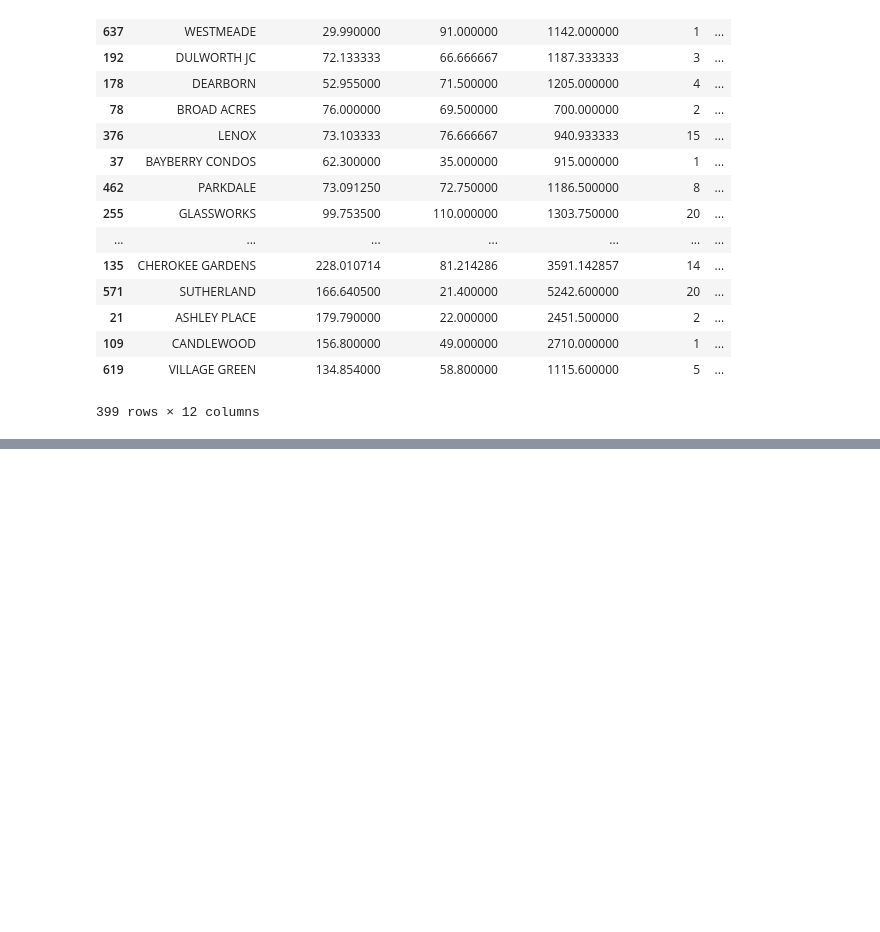
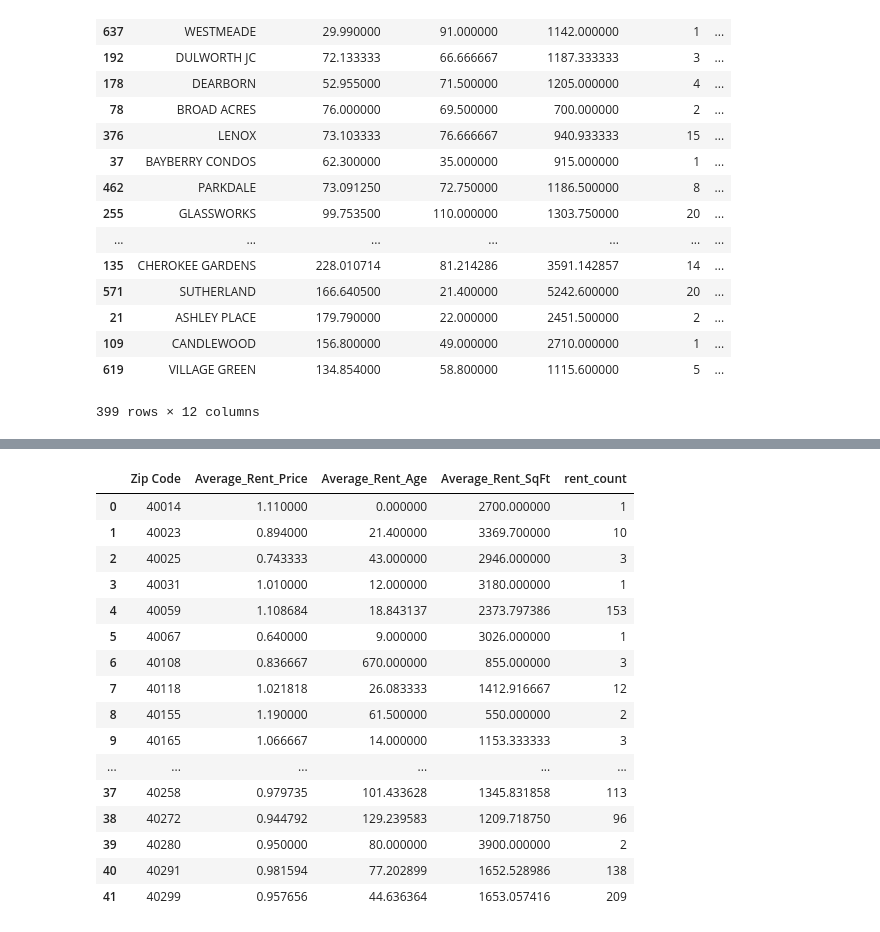
Before and after one commit to Or78Ka/python_project_2021_Orsi_K, a Jupyter notebook: Final python project Orsi K.ipynb, the cells around one changed output, grey strips where cells are left out. Cells and saved outputs as stored; diff of their text form; code cells hidden in the pictures; blank space fills up the shorter version.

```diff
--- a/Final python project Orsi K.ipynb
+++ b/Final python project Orsi K.ipynb
@@ -219,0 +272,33 @@ sorted_subdivision_df
+# %%
+# same groupped, calculated file for the Rental data based on zip code
+
+groupped_zip_rental_df = df2.groupby('Zip Code')['List Price/SqFt', 'Age', 'SqFt -Total Finished'].mean().rename(columns={
+    "List Price/SqFt": "Average_Rent_Price",
+    "Age": "Average_Rent_Age",
+    "SqFt -Total Finished": "Average_Rent_SqFt"
+})
+
+
+rent_count = df2.groupby('Zip Code')['List Price/SqFt', 'Age', 'SqFt -Total Finished'].size().reset_index(name='rent_count')
+
+groupped_zip_rental_df = pd.merge(groupped_zip_rental_df, rent_count, on="Zip Code")
+
+groupped_zip_rental_df
+# %% [output]
+|  | Zip Code | Average_Rent_Price | Average_Rent_Age | Average_Rent_SqFt | rent_count |
+| 0 | 40014 | 1.110000 | 0.000000 | 2700.000000 | 1 |
+| 1 | 40023 | 0.894000 | 21.400000 | 3369.700000 | 10 |
+| 2 | 40025 | 0.743333 | 43.000000 | 2946.000000 | 3 |
+| 3 | 40031 | 1.010000 | 12.000000 | 3180.000000 | 1 |
+| 4 | 40059 | 1.108684 | 18.843137 | 2373.797386 | 153 |
+| 5 | 40067 | 0.640000 | 9.000000 | 3026.000000 | 1 |
+| 6 | 40108 | 0.836667 | 670.000000 | 855.000000 | 3 |
+| 7 | 40118 | 1.021818 | 26.083333 | 1412.916667 | 12 |
+| 8 | 40155 | 1.190000 | 61.500000 | 550.000000 | 2 |
+| 9 | 40165 | 1.066667 | 14.000000 | 1153.333333 | 3 |
+| ... | ... | ... | ... | ... | ... |
+| 37 | 40258 | 0.979735 | 101.433628 | 1345.831858 | 113 |
+| 38 | 40272 | 0.944792 | 129.239583 | 1209.718750 | 96 |
+| 39 | 40280 | 0.950000 | 80.000000 | 3900.000000 | 2 |
+| 40 | 40291 | 0.981594 | 77.202899 | 1652.528986 | 138 |
+| 41 | 40299 | 0.957656 | 44.636364 | 1653.057416 | 209 |
```
Also changed, not shown: parts of 8 cells of this notebook.
